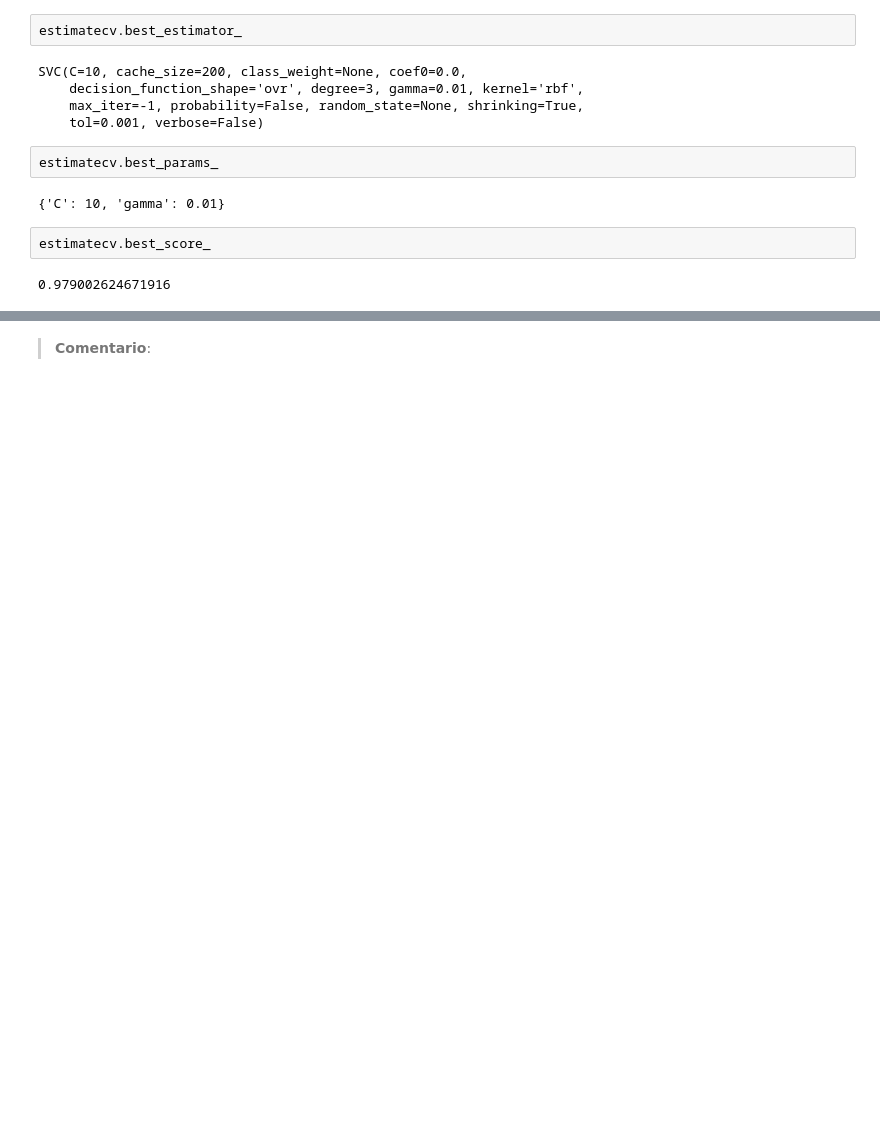
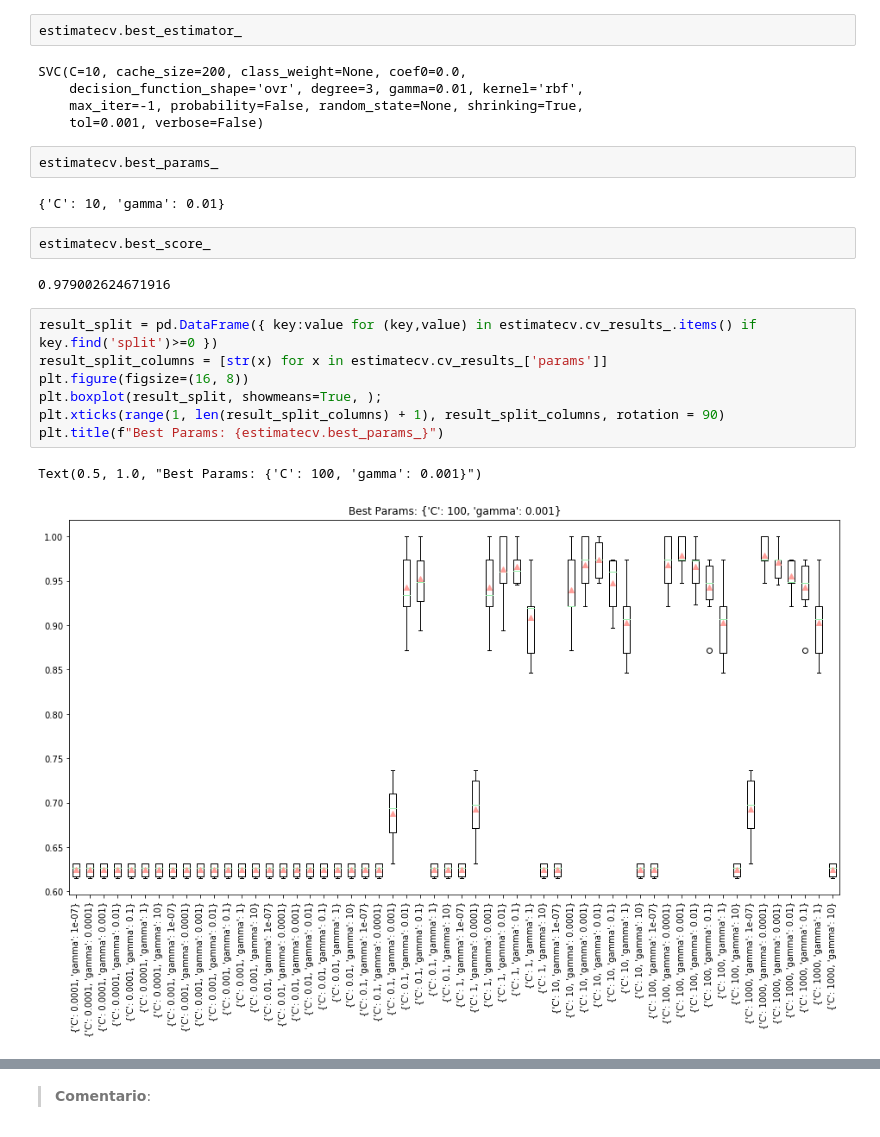
Before and after one commit to ridexmoler/modulo-machine-learning, a Jupyter notebook: semana3/sesion5/Pablo-Rocco-ACT005/notebook.ipynb, the cells around one changed output, grey strips where cells are left out. Drawn from its saved outputs; the diff is of its cells as text; blank space fills up the shorter version.

Commit message:
se incorporan representaciones gráficas de los resultados de los modelos

```diff
--- a/semana3/sesion5/Pablo-Rocco-ACT005/notebook.ipynb
+++ b/semana3/sesion5/Pablo-Rocco-ACT005/notebook.ipynb
@@ -256,3 +256,13 @@ estimatecv.best_params_
 estimatecv.best_score_
 # %% [output]
 0.979002624671916
+# %%
+result_split = pd.DataFrame({ key:value for (key,value) in estimatecv.cv_results_.items() if key.find('split')>=0 })
+result_split_columns = [str(x) for x in estimatecv.cv_results_['params']]
+plt.figure(figsize=(16, 8))
+plt.boxplot(result_split, showmeans=True, );
+plt.xticks(range(1, len(result_split_columns) + 1), result_split_columns, rotation = 90)
+plt.title(f"Best Params: {estimatecv.best_params_}")
+# %% [output]
+Text(0.5, 1.0, "Best Params: {'C': 100, 'gamma': 0.001}")
+[figure, added]
```
Also changed, not shown: parts of 17 cells of this notebook.
